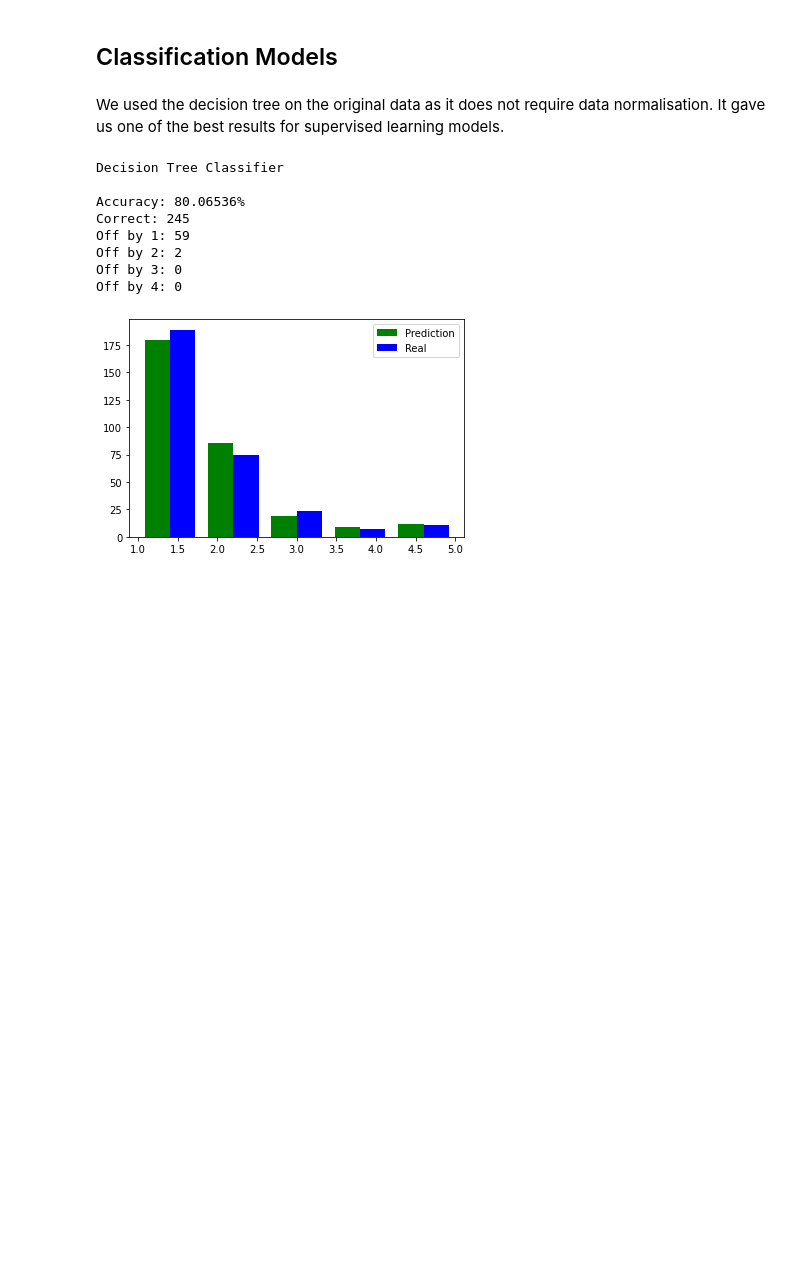
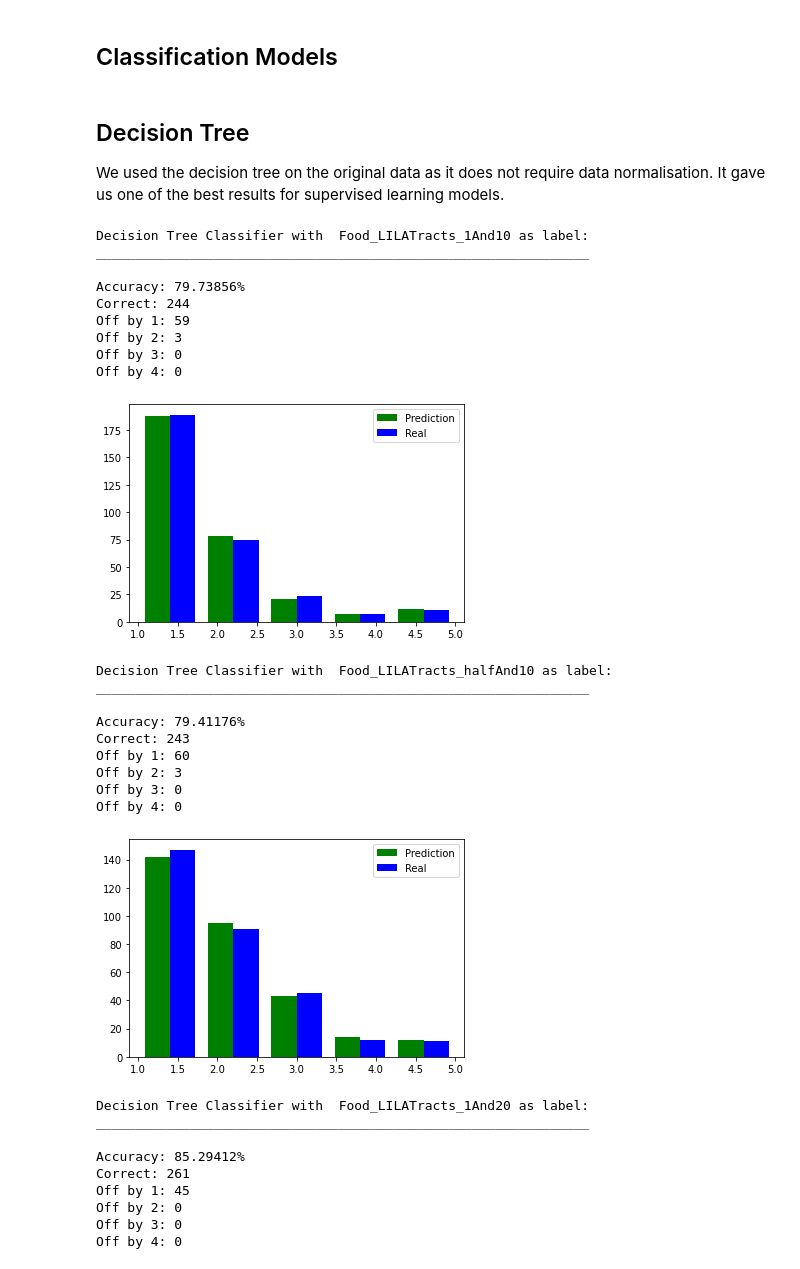
Before and after one commit to archanaramakrishnan/EECS731-Final-Project, a Jupyter notebook: notebooks/Classification.ipynb, the cells around one changed output. Cells and saved outputs as stored; diff of their text form; code cells hidden in the pictures; blank space fills up the shorter version.

Commit message:
added loop to create 4 sets of train test data

```diff
--- a/notebooks/Classification.ipynb
+++ b/notebooks/Classification.ipynb
@@ -252 +255,6 @@ X_train4, X_test4, Y_train4, Y_test4 = train_test_split(features, combined_df[la
+# %%
+X_train, X_test, Y_train, Y_test = ([None] * 10 for i in range(4))
+len(X_train)
+for i in range(0,4):
+    X_train[i], X_test[i], Y_train[i], Y_test[i] = train_test_split(features, combined_df[label_list[i]], test_size=0.1, random_state=0)
 # %% [markdown]
@@ -337,7 +345,7 @@ def run_model(X_train, X_test, Y_train, Y_test, model):
     print("\nAccuracy: " +
       str((accuracy_score(Y_test, prediction)*100).round(5)) + '%')
     print_class_closeness(Y_test, prediction)
-    compare_plot(prediction, Y_test)
+    draw_plot(prediction, Y_test)
 # %%
 def draw_plot(prediction, real):
     fig, axs = plt.subplots()
@@ -345,17 +353,40 @@ def draw_plot(prediction, real):
     plt.legend()
     plt.show()
 # %% [markdown]
+## Decision Tree
 We used the decision tree on the original data as it does not require data normalisation. It gave us one of the best results for supervised learning models.
-# %%
-print("Decision Tree Classifier")
-run_model(X_train1, X_test1, Y_train1, Y_test1, tree.DecisionTreeClassifier())
-# %% [output]
-Decision Tree Classifier
-
-Accuracy: 80.06536%
-Correct: 245
-Off by 1: 59
-Off by 2: 2
-Off by 3: 0
-Off by 4: 0
-[figure, removed]
+# %%
+for i in range(0,4):
+    print("\nDecision Tree Classifier with ", label_list[i] , "as label:")
+    print("_______________________________________________________________")
+    run_model(X_train[i], X_test[i], Y_train[i], Y_test[i], tree.DecisionTreeClassifier())
+# %% [output]
+Decision Tree Classifier with  Food_LILATracts_1And10 as label:
+_______________________________________________________________
+
+Accuracy: 79.73856%
+Correct: 244
+Off by 1: 59
+Off by 2: 3
+Off by 3: 0
+Off by 4: 0
+[figure, added]
+Decision Tree Classifier with  Food_LILATracts_halfAnd10 as label:
+_______________________________________________________________
+
+Accuracy: 79.41176%
+Correct: 243
+Off by 1: 60
+Off by 2: 3
+Off by 3: 0
+Off by 4: 0
+[figure, added]
+Decision Tree Classifier with  Food_LILATracts_1And20 as label:
+_______________________________________________________________
+
+Accuracy: 85.29412%
+Correct: 261
+Off by 1: 45
+Off by 2: 0
+Off by 3: 0
+Off by 4: 0
```
Also changed, not shown: parts of 11 cells of this notebook.
